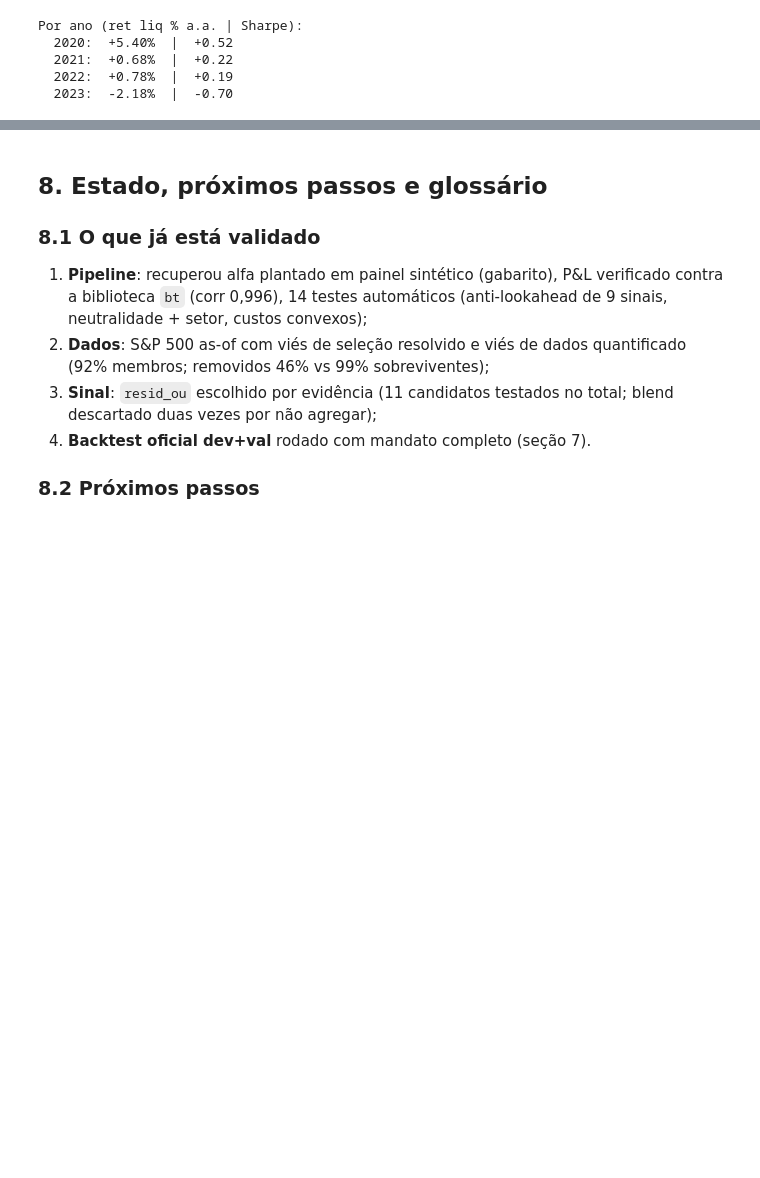
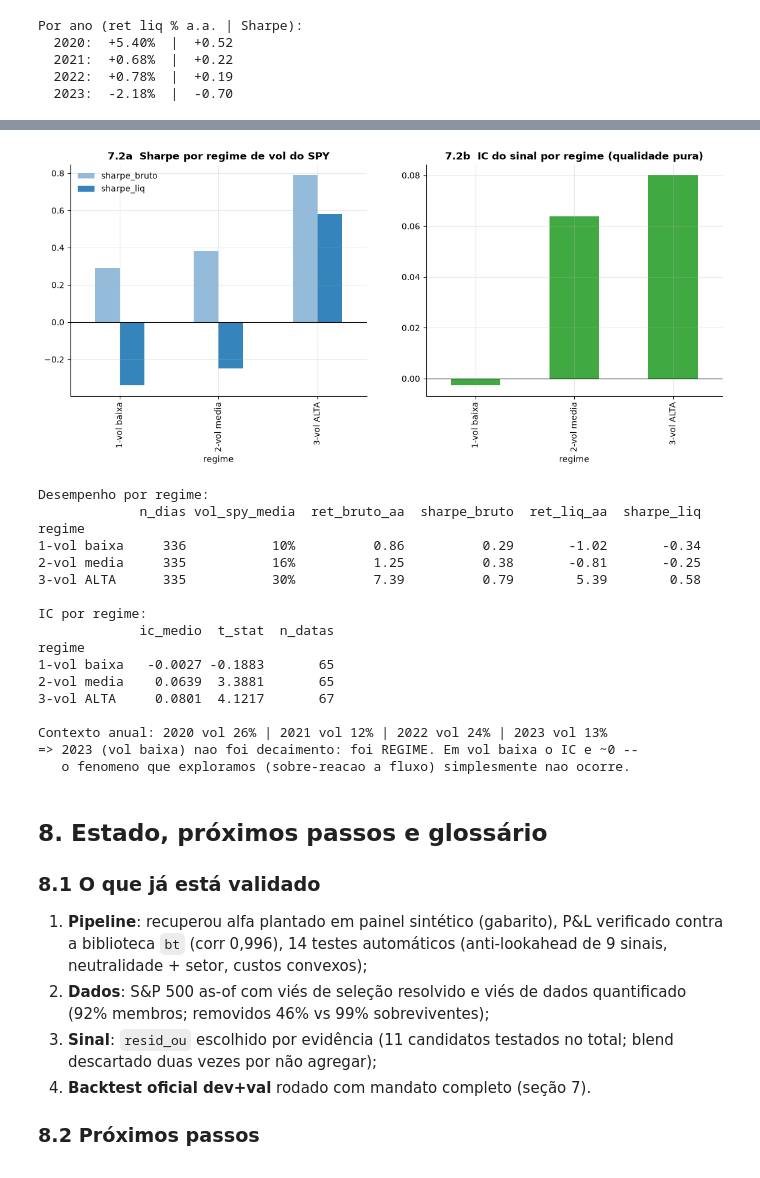
Before and after one commit to luccazogbi/desafio-itau-2026, a Jupyter notebook: notebooks/pipeline_walkthrough.ipynb, the cells around one changed output, grey strips where cells are left out. Drawn from its saved outputs; the diff is of its cells as text; code cells hidden in the pictures; blank space fills up the shorter version.

```diff
--- a/notebooks/pipeline_walkthrough.ipynb
+++ b/notebooks/pipeline_walkthrough.ipynb
@@ -703,3 +752,43 @@ Por ano (ret liq % a.a. | Sharpe):
+# %%
+# ---- Desempenho e IC por regime de volatilidade (tabelas do script 12) ----
+desempenho_por_regime = pd.read_parquet(raiz_projeto / "reports" / "regime_pnl.parquet")
+ic_por_regime = pd.read_parquet(raiz_projeto / "reports" / "regime_ic.parquet")
+
+fig, eixos = plt.subplots(1, 2, figsize=(14, 5))
+desempenho_por_regime[["sharpe_bruto", "sharpe_liq"]].plot(
+    kind="bar", ax=eixos[0], color=[PALETTE["gross"], PALETTE["strategy"]], alpha=0.9)
+eixos[0].axhline(0, color="k", lw=0.8)
+eixos[0].set_title("7.2a  Sharpe por regime de vol do SPY")
+ic_por_regime["ic_medio"].plot(kind="bar", ax=eixos[1], color=PALETTE["iwm"], alpha=0.9)
+eixos[1].axhline(0, color="k", lw=0.8)
+eixos[1].set_title("7.2b  IC do sinal por regime (qualidade pura)")
+plt.show()
+
+print("Desempenho por regime:"); print(desempenho_por_regime.to_string())
+print(); print("IC por regime:"); print(ic_por_regime.to_string())
+print()
+print("Contexto anual: 2020 vol 26% | 2021 vol 12% | 2022 vol 24% | 2023 vol 13%")
+print("=> 2023 (vol baixa) nao foi decaimento: foi REGIME. Em vol baixa o IC e ~0 --")
+print("   o fenomeno que exploramos (sobre-reacao a fluxo) simplesmente nao ocorre.")
+# %% [output]
+[figure, added]
+Desempenho por regime:
+             n_dias vol_spy_media  ret_bruto_aa  sharpe_bruto  ret_liq_aa  sharpe_liq
+regime
+1-vol baixa     336           10%          0.86          0.29       -1.02       -0.34
+2-vol media     335           16%          1.25          0.38       -0.81       -0.25
+3-vol ALTA      335           30%          7.39          0.79        5.39        0.58
+
+IC por regime:
+             ic_medio  t_stat  n_datas
+regime
+1-vol baixa   -0.0027 -0.1883       65
+2-vol media    0.0639  3.3881       65
+3-vol ALTA     0.0801  4.1217       67
+
+Contexto anual: 2020 vol 26% | 2021 vol 12% | 2022 vol 24% | 2023 vol 13%
+=> 2023 (vol baixa) nao foi decaimento: foi REGIME. Em vol baixa o IC e ~0 --
+   o fenomeno que exploramos (sobre-reacao a fluxo) simplesmente nao ocorre.
 # %% [markdown]
 ## 8. Estado, próximos passos e glossário
 
```
Also changed, not shown: parts of 5 cells of this notebook, 7 other files.
